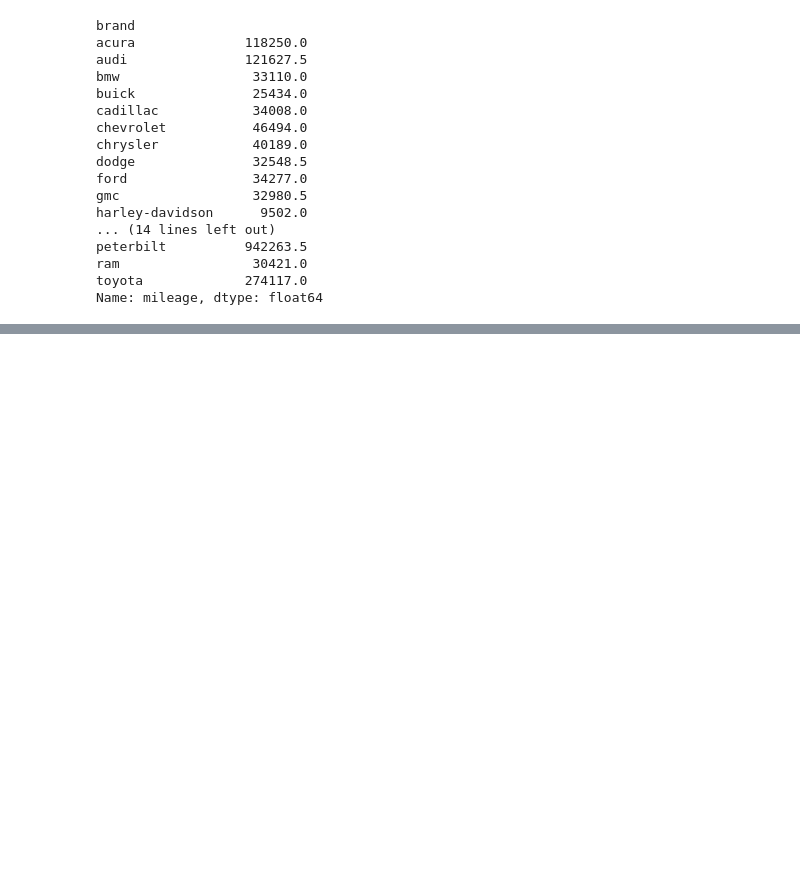
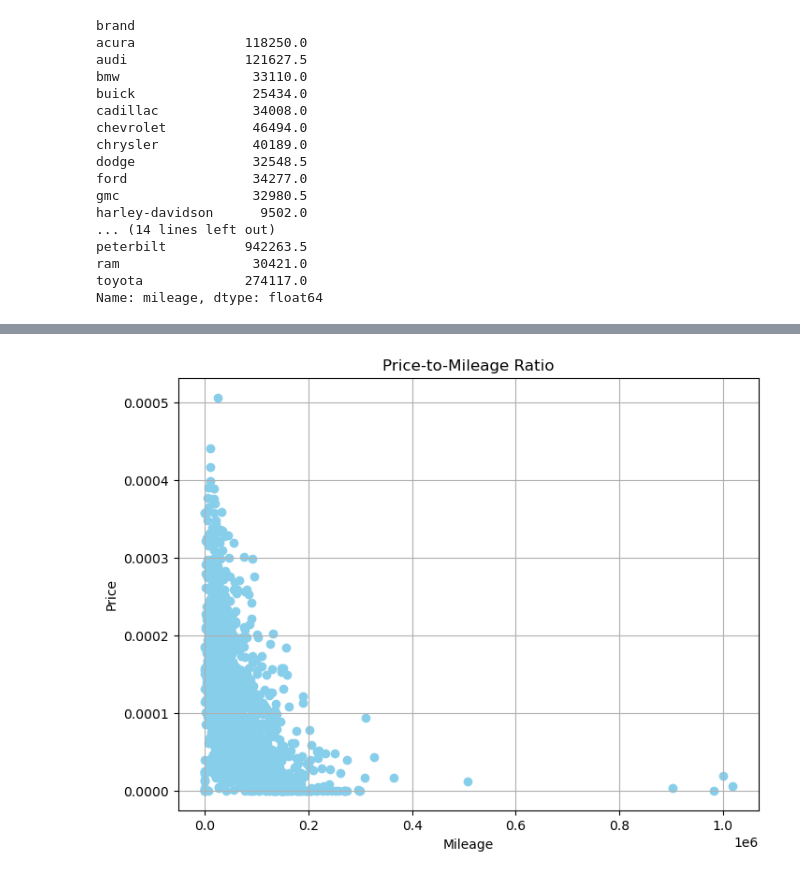
Before and after one commit to CMGarxia/Project-1, a Jupyter notebook: Untitled-1.ipynb, the cells around one changed output, grey strips where cells are left out. Saved outputs shown, nothing was run; the diff lists cells and outputs as text; code cells hidden in the pictures; blank space fills up the shorter version.

```diff
--- a/Untitled-1.ipynb
+++ b/Untitled-1.ipynb
@@ -109,0 +227,10 @@ NameError: name 'mileages' is not defined
+# %%
+plt.figure(figsize=(8, 6))
+plt.scatter(df['mileage'], df['price'] / df['lot'], color='skyblue', alpha=1.0)
+plt.xlabel('Mileage')
+plt.ylabel('Price')
+plt.title('Price-to-Mileage Ratio')
+plt.grid(True)
+plt.show()
+# %% [output]
+[figure, added]
```
Also changed, not shown: parts of 8 cells of this notebook, 1 other file.
